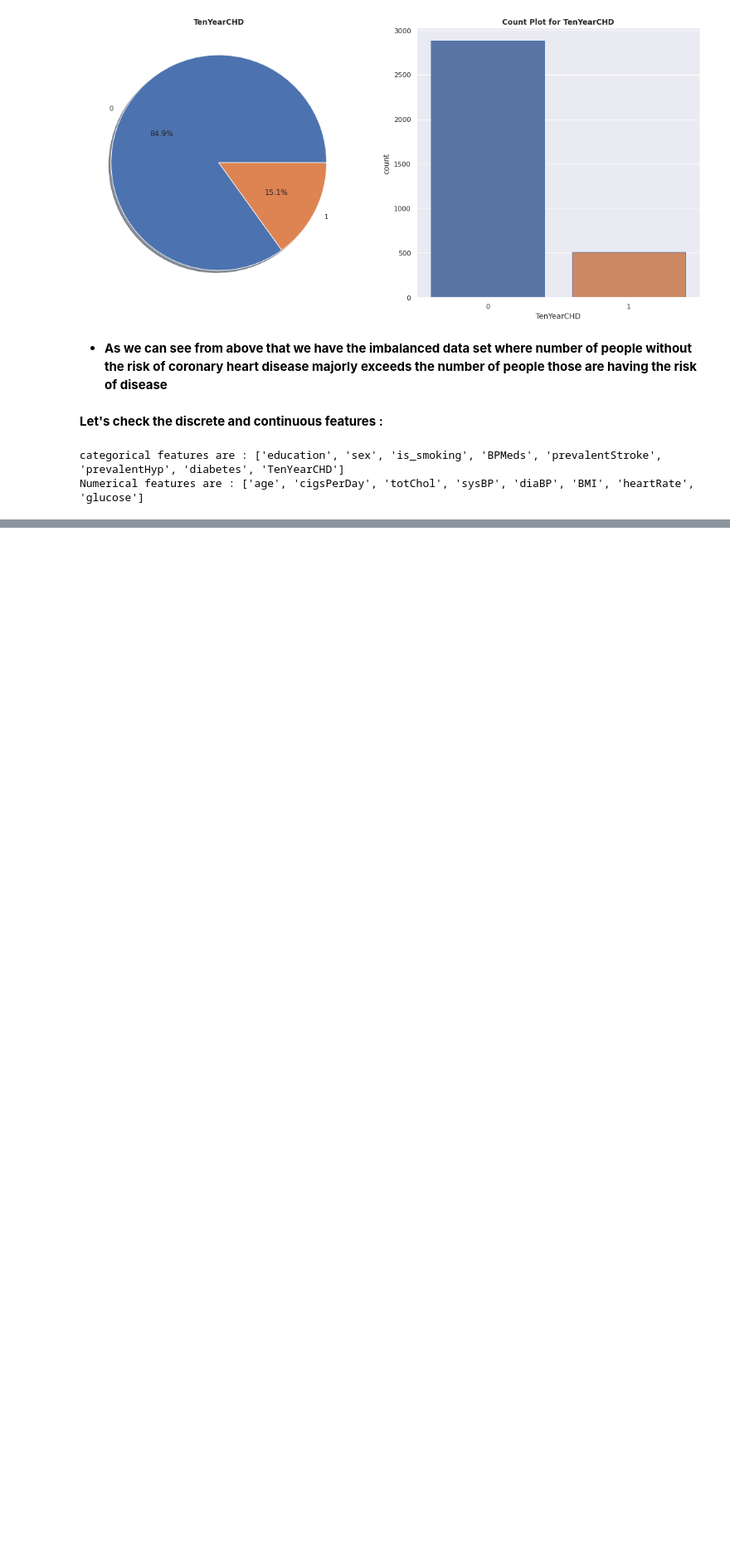
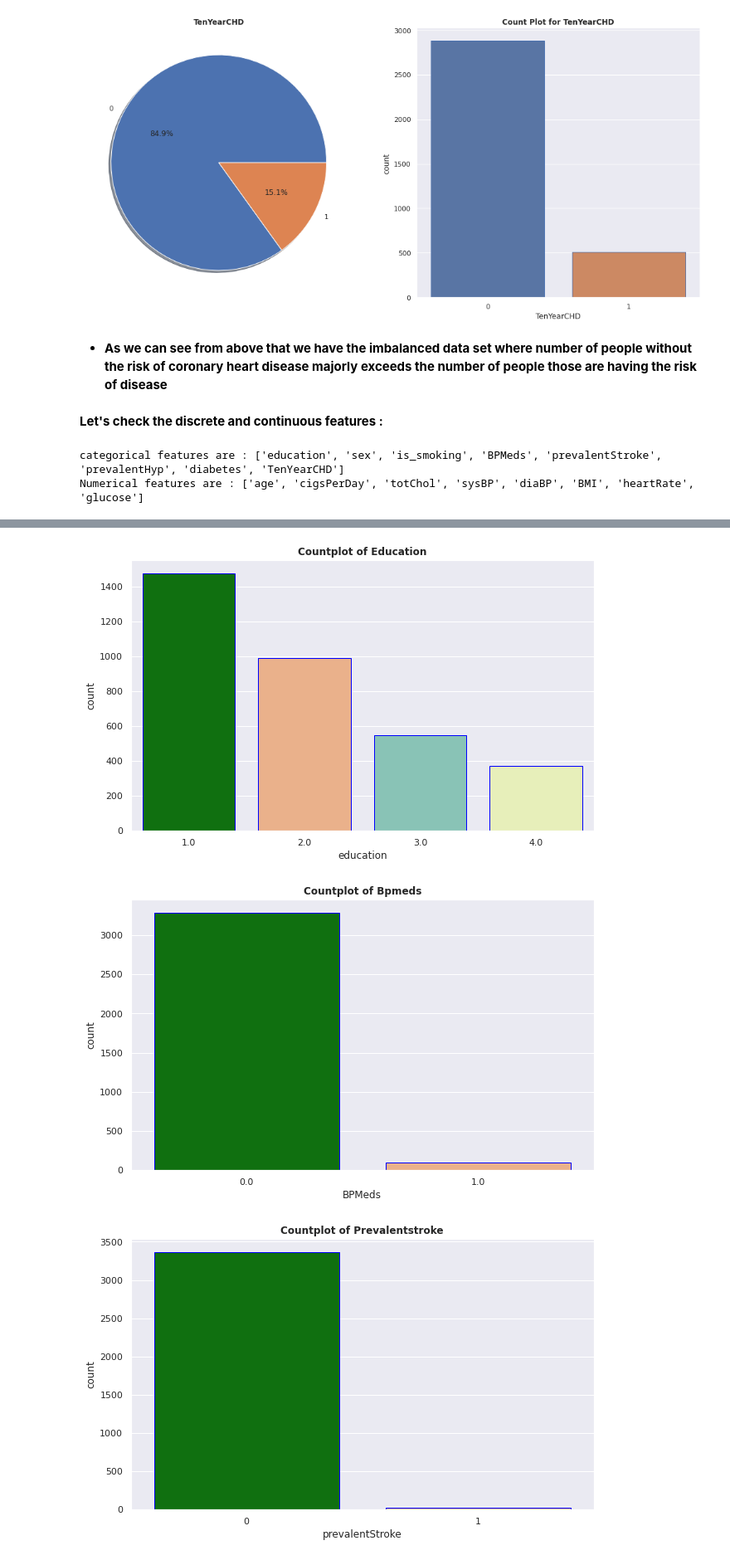
Before and after one commit to Kousikdutta1/Cardiovascular-Risk-Prediction, a Jupyter notebook: Kousik_Dutta_Cardiovascular_Risk_Prediction_Capstone_Project_.ipynb, the cells around one changed output, grey strips where cells are left out. Shown at 83% size. Cells and saved outputs as stored; diff of their text form; code cells hidden in the pictures; blank space fills up the shorter version.

```diff
--- a/Kousik_Dutta_Cardiovascular_Risk_Prediction_Capstone_Project_.ipynb
+++ b/Kousik_Dutta_Cardiovascular_Risk_Prediction_Capstone_Project_.ipynb
@@ -415,0 +441,12 @@ Numerical features are : ['age', 'cigsPerDay', 'totChol', 'sysBP', 'diaBP', 'BMI
+# %%
+# Analyzing the distribution of the Categorical features from the dataset
+
+for column in [i for i in Categorical_features if i not in ['sex', 'is_smoking']] :
+  plt.figure(figsize=(10,6))
+  sns.countplot( cvdf[column], edgecolor = 'blue',palette = ["green","#FAAE7B","#7fcdbb","#edf8b1"])
+  plt.title (f'Countplot of {column.title()}', weight = 'bold')
+  plt.show();
+# %% [output]
+[figure, added]
+[figure, added]
+[figure, added]
```
Also changed, not shown: parts of 13 cells of this notebook.
